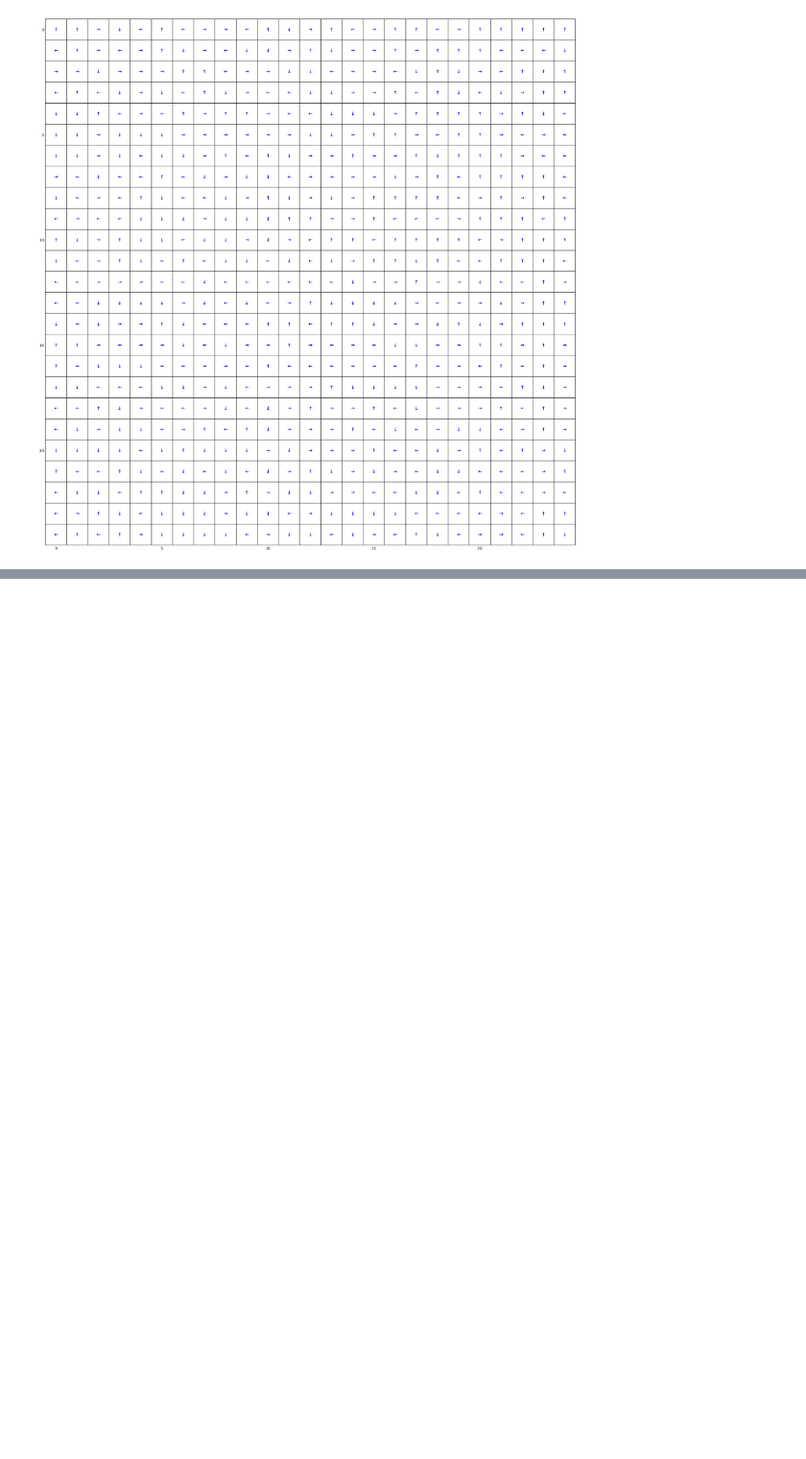
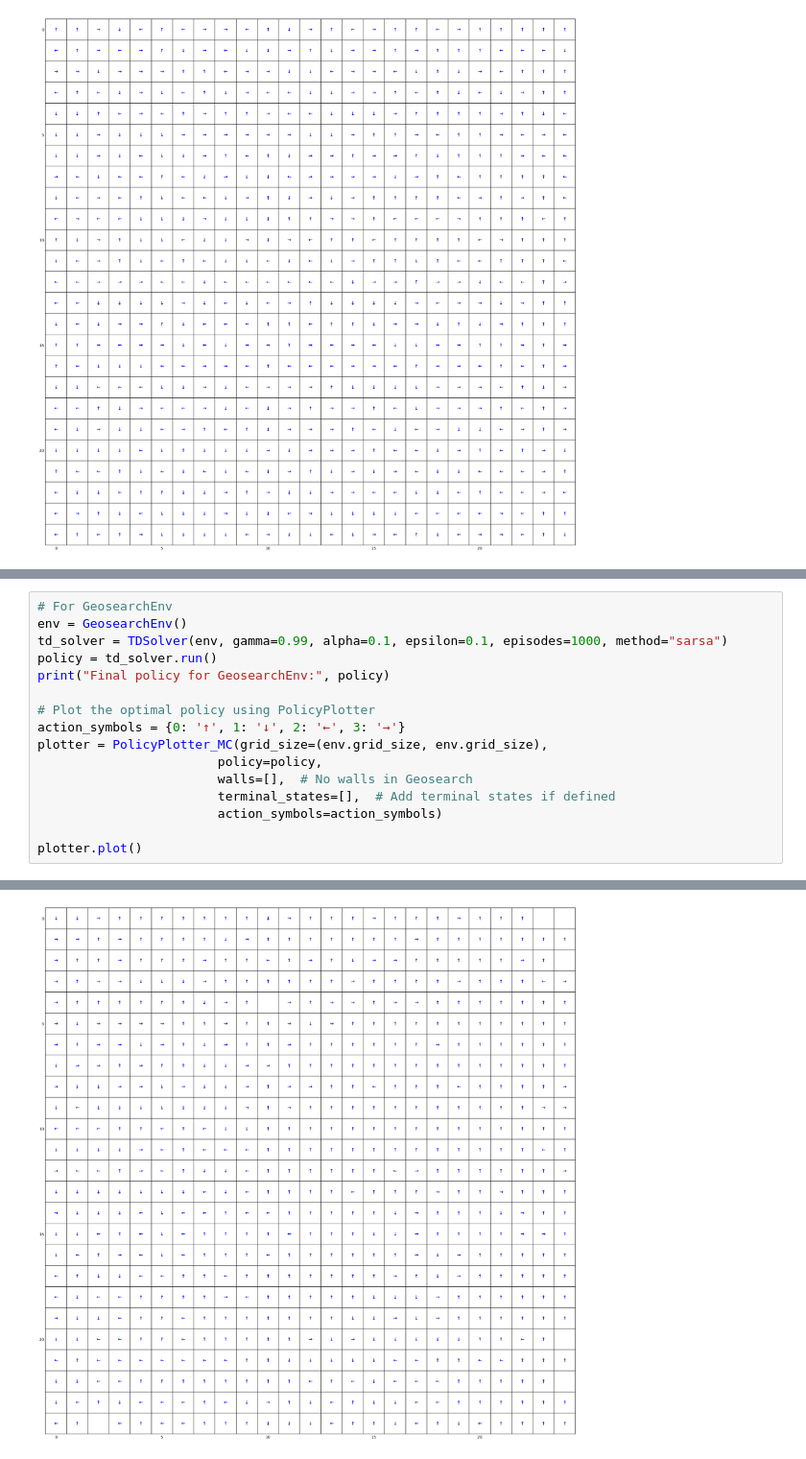
Before and after one commit to jbrismor/Hw-2_RL, a Jupyter notebook: testing.ipynb, the cells around one changed output, grey strips where cells are left out. Shown: that part at 96% size. Cells and saved outputs as stored; diff of their text form; blank space fills up the shorter version.

```diff
--- a/testing.ipynb
+++ b/testing.ipynb
@@ -159,0 +263,17 @@ State 624: Action 1
+# %%
+# For GeosearchEnv
+env = GeosearchEnv()
+td_solver = TDSolver(env, gamma=0.99, alpha=0.1, epsilon=0.1, episodes=1000, method="sarsa")
+policy = td_solver.run()
+print("Final policy for GeosearchEnv:", policy)
+
+# Plot the optimal policy using PolicyPlotter
+action_symbols = {0: '↑', 1: '↓', 2: '←', 3: '→'}
+plotter = PolicyPlotter_MC(grid_size=(env.grid_size, env.grid_size),
+                        policy=policy,
+                        walls=[],  # No walls in Geosearch
+                        terminal_states=[],  # Add terminal states if defined
+                        action_symbols=action_symbols)
+
+plotter.plot()
+# %% [output]
@@ -159,0 +291 @@ State 624: Action 1
+[figure, added]
```
Also changed, not shown: parts of 5 cells of this notebook.
